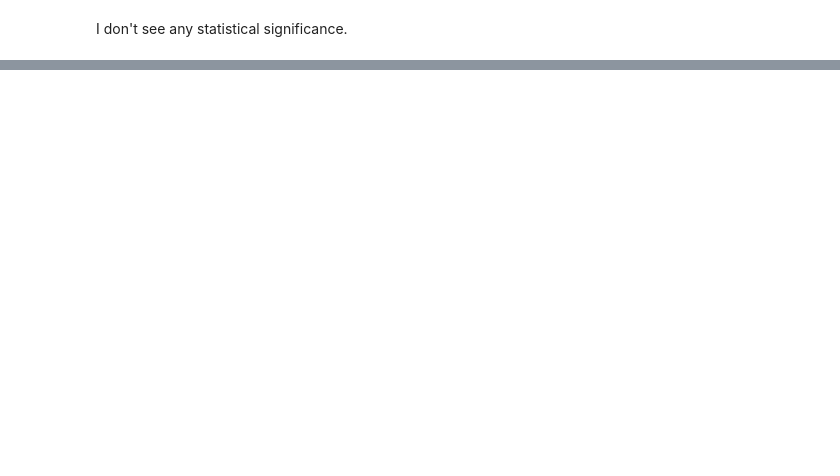
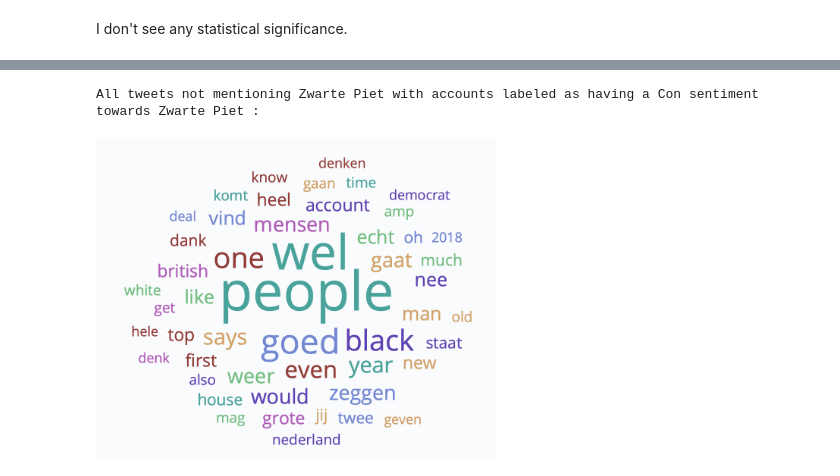
Before and after one commit to dbountouridis/ZwartePietTweets, a Jupyter notebook: read_and_index.ipynb, the cells around one changed output, grey strips where cells are left out. Cells and saved outputs as stored; diff of their text form; code cells hidden in the pictures; blank space fills up the shorter version.

```diff
--- a/read_and_index.ipynb
+++ b/read_and_index.ipynb
@@ -338,0 +449,6 @@ I don't see any statistical significance.
+# %%
+print("All tweets not mentioning Zwarte Piet with accounts labeled as having a Con sentiment towards Zwarte Piet :")
+Image(filename = PATH + "zp=false and user.sentiment=con.png", width=400, height=400)
+# %% [output]
+All tweets not mentioning Zwarte Piet with accounts labeled as having a Con sentiment towards Zwarte Piet :
+[figure, added]
```
Also changed, not shown: parts of 18 cells of this notebook, 12 other files.
